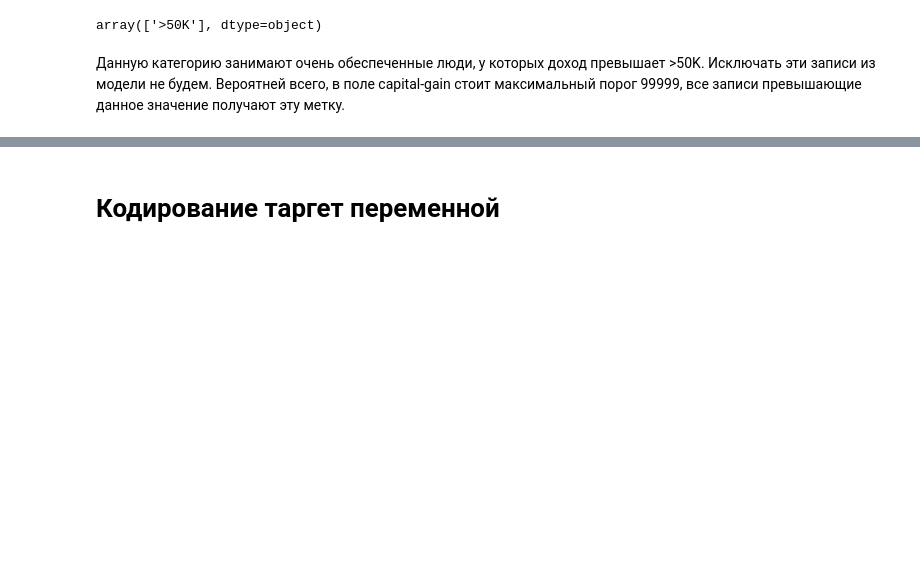
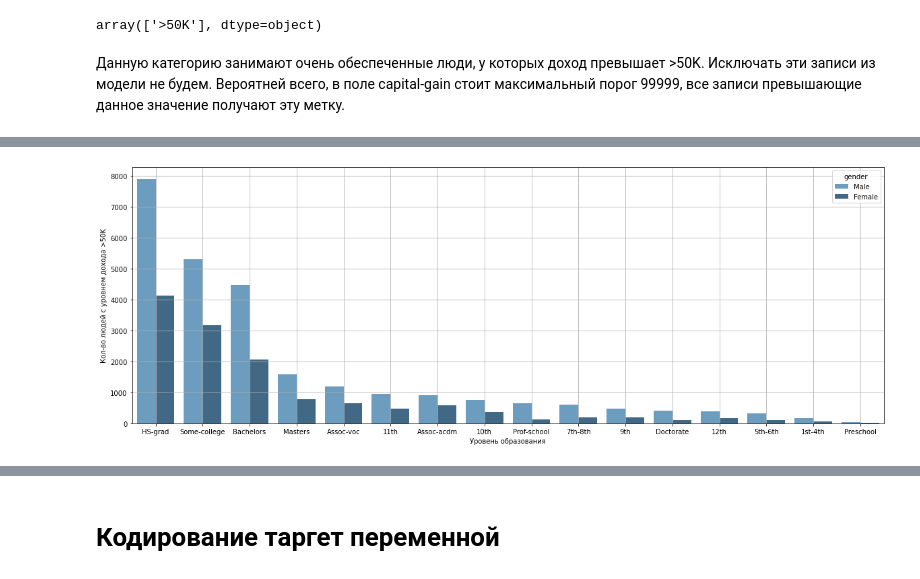
Before and after one commit to GitForPy/Machine-Learning, a Jupyter notebook: hw1.ipynb, the cells around one changed output, grey strips where cells are left out. Cells and saved outputs as stored; diff of their text form; code cells hidden in the pictures; blank space fills up the shorter version.

```diff
--- a/hw1.ipynb
+++ b/hw1.ipynb
@@ -401,0 +413,7 @@ array(['>50K'], dtype=object)
+# %%
+# Оценим уровень дохода в разрезе пола и типа образования
+
+eduction_data = df.groupby(['education', 'gender'])['income'].count().reset_index().sort_values('income', ascending=False)
+eduction_data
+
+# education_data = education_data.reset_index()
@@ -401,0 +438,8 @@ array(['>50K'], dtype=object)
+# %%
+plt.figure(figsize=(20,7))
+sns.barplot(data=eduction_data, x='education', y = 'income', hue='gender',   palette="Blues_d")
+plt.xlabel("Уровень образования")
+plt.ylabel("Кол-во людей с уровнем дохода >50K")
+plt.grid()
+# %% [output]
+[figure, added]
```
Also changed, not shown: parts of 17 cells of this notebook.
